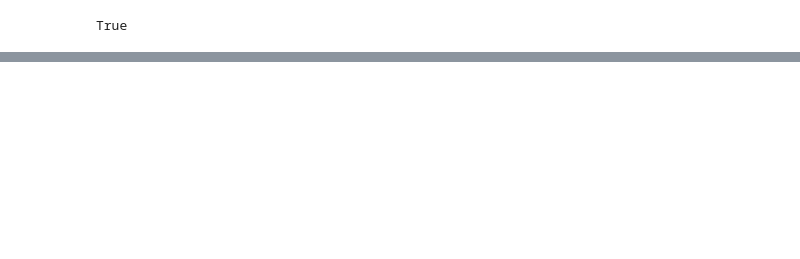
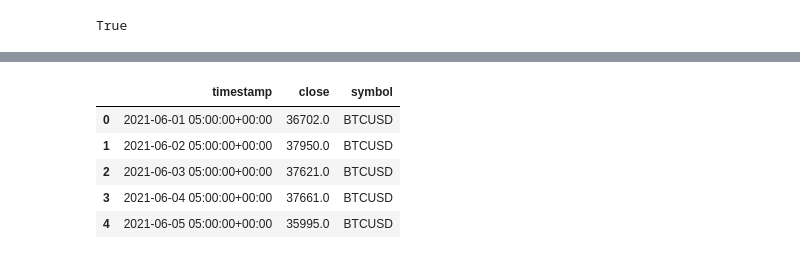
Before and after one commit to naaku78/gunavi-prj, a Jupyter notebook: crypto_api.ipynb, the cells around one changed output, grey strips where cells are left out. Saved outputs shown, nothing was run; the diff lists cells and outputs as text; code cells hidden in the pictures; blank space fills up the shorter version.

```diff
--- a/crypto_api.ipynb
+++ b/crypto_api.ipynb
@@ -407,0 +55,5 @@ df_daily_returns.plot.density()
+# %%
+# Drop the following columns 'open', 'high', 'low', 'volume', 'trade_count', 'vwap'
+columns=['exchange','open', 'high', 'low', 'volume', 'trade_count', 'vwap']
+crypto_api_df = crypto_portfolio_df.drop(columns, axis = 1)
+crypto_api_df.head()
@@ -407,0 +131,13 @@ df_daily_returns.plot.density()
+# %%
+# create df containing info from '2021-06-01' through '2021-03-31'
+crypto_timeframe = crypto_api_df.loc['2021-06-01':'2021-12-31']
+crypto_timeframe.reset_index(inplace=True)
+
+crypto_timeframe.head()
+# %% [output]
+|  | timestamp | close | symbol |
+| 0 | 2021-06-01 05:00:00+00:00 | 36702.0 | BTCUSD |
+| 1 | 2021-06-02 05:00:00+00:00 | 37950.0 | BTCUSD |
+| 2 | 2021-06-03 05:00:00+00:00 | 37621.0 | BTCUSD |
+| 3 | 2021-06-04 05:00:00+00:00 | 37661.0 | BTCUSD |
+| 4 | 2021-06-05 05:00:00+00:00 | 35995.0 | BTCUSD |
```
Also changed, not shown: parts of 70 cells of this notebook, 3 other files.
